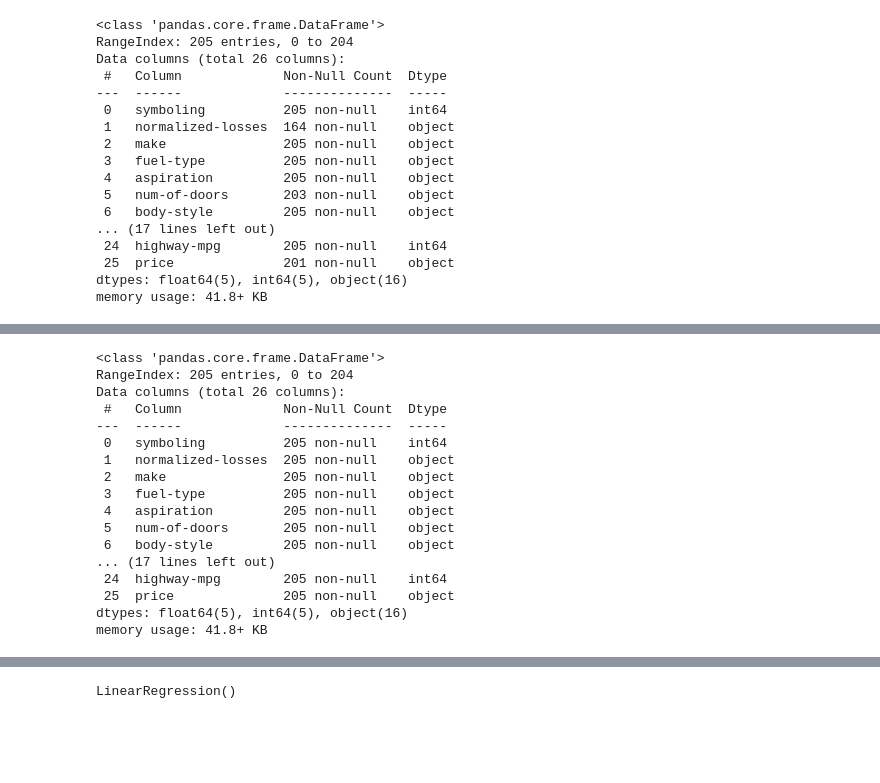
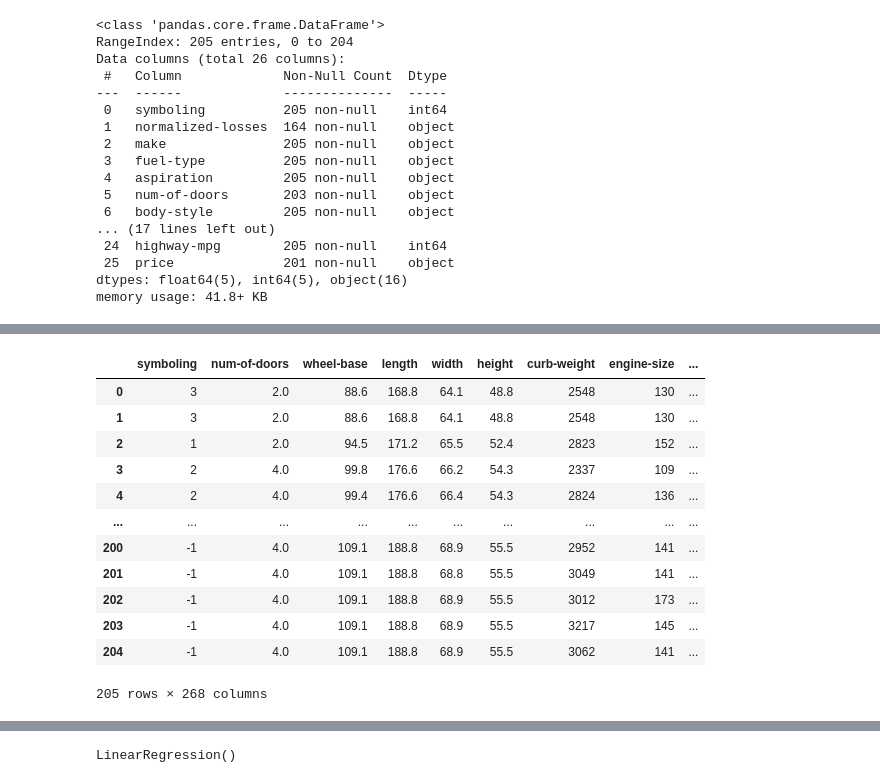
Before and after one commit to 31Atharva/auto_dataset, a Jupyter notebook: models/auto_dataset.ipynb, the cells around one changed output, grey strips where cells are left out. Cells and saved outputs as stored; diff of their text form; code cells hidden in the pictures; blank space fills up the shorter version.

```diff
--- a/models/auto_dataset.ipynb
+++ b/models/auto_dataset.ipynb
@@ -127,10 +280,2 @@ Name: num-of-doors, Length: 205, dtype: float64
 # %%
-df['num-of-doors'].replace({'two': 2,
-    'three': 3,
-    'four': 4,
-    'five': 5,
-    'six': 6,
-    'eight': 8,
-    'twelve': 12
-
-}, inplace = True)
+df['num-of-doors'] = df['num-of-doors'].replace({'two': 2, 'three': 3, 'four':4})
@@ -172,3 +284,2 @@ Name: count, Length: 186, dtype: int64
 # %%
-df = pd.read_csv("autos_dataset.csv")
-df
+df = pd.get_dummies(df, drop_first=True)
@@ -189,20 +346,16 @@ df
 # %%
-df.info()
+df
 # %% [output]
+|  | symboling | num-of-doors | wheel-base | length | width | height | curb-weight | engine-size | ... |
+| 0 | 3 | 2.0 | 88.6 | 168.8 | 64.1 | 48.8 | 2548 | 130 | ... |
+| 1 | 3 | 2.0 | 88.6 | 168.8 | 64.1 | 48.8 | 2548 | 130 | ... |
+| 2 | 1 | 2.0 | 94.5 | 171.2 | 65.5 | 52.4 | 2823 | 152 | ... |
+| 3 | 2 | 4.0 | 99.8 | 176.6 | 66.2 | 54.3 | 2337 | 109 | ... |
+| 4 | 2 | 4.0 | 99.4 | 176.6 | 66.4 | 54.3 | 2824 | 136 | ... |
+| ... | ... | ... | ... | ... | ... | ... | ... | ... | ... |
+| 200 | -1 | 4.0 | 109.1 | 188.8 | 68.9 | 55.5 | 2952 | 141 | ... |
+| 201 | -1 | 4.0 | 109.1 | 188.8 | 68.8 | 55.5 | 3049 | 141 | ... |
+| 202 | -1 | 4.0 | 109.1 | 188.8 | 68.9 | 55.5 | 3012 | 173 | ... |
+| 203 | -1 | 4.0 | 109.1 | 188.8 | 68.9 | 55.5 | 3217 | 145 | ... |
+| 204 | -1 | 4.0 | 109.1 | 188.8 | 68.9 | 55.5 | 3062 | 141 | ... |
-<class 'pandas.core.frame.DataFrame'>
-RangeIndex: 205 entries, 0 to 204
-Data columns (total 26 columns):
- #   Column             Non-Null Count  Dtype
----  ------             --------------  -----
- 0   symboling          205 non-null    int64
- 1   normalized-losses  205 non-null    object
- 2   make               205 non-null    object
- 3   fuel-type          205 non-null    object
- 4   aspiration         205 non-null    object
- 5   num-of-doors       205 non-null    object
- 6   body-style         205 non-null    object
-... (17 lines left out)
- 24  highway-mpg        205 non-null    int64
- 25  price              205 non-null    object
-dtypes: float64(5), int64(5), object(16)
-memory usage: 41.8+ KB
+205 rows × 268 columns
```
Also changed, not shown: parts of 68 cells of this notebook, 10 other files.
